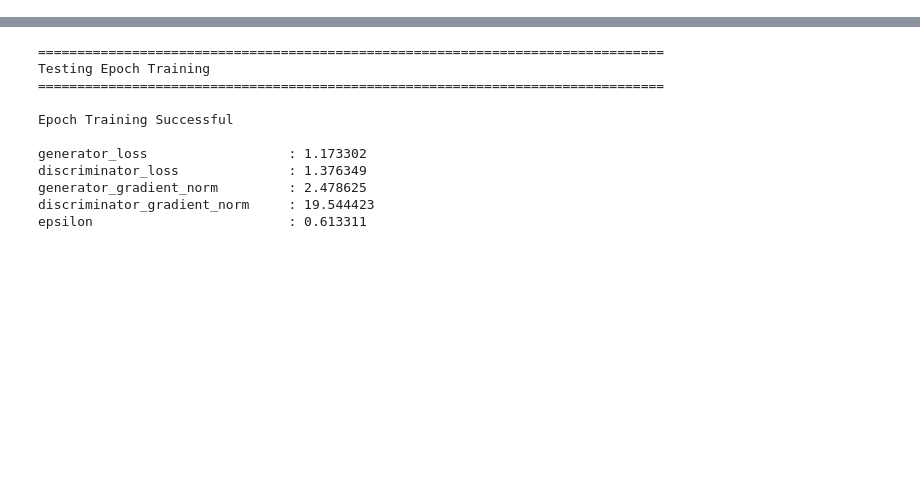
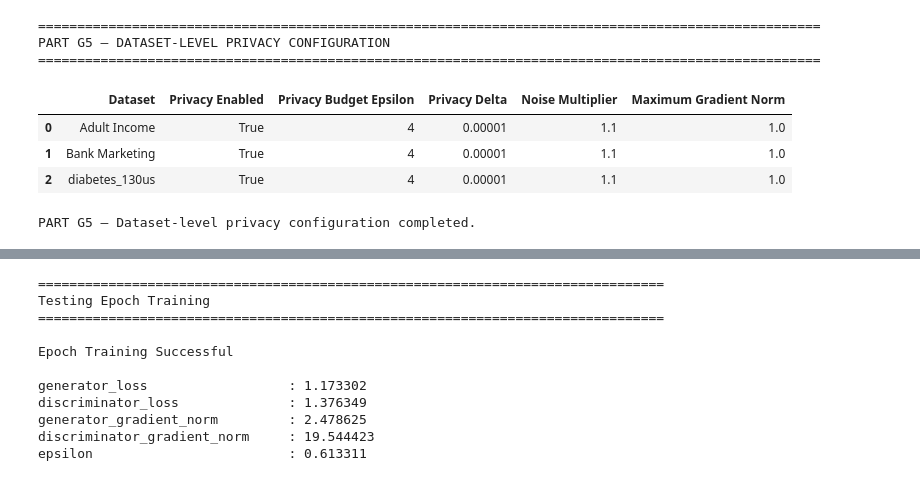
Before and after one commit to amzad-786githumb/Privacy-Preserving-Synthetic-Tabular-Data-Generation-Using-Generative-Adversarial-Networks, a Jupyter notebook: 07_Proposed_Framework.ipynb, the cells around one changed output, grey strips where cells are left out. Cells and saved outputs as stored; diff of their text form; code cells hidden in the pictures; blank space fills up the shorter version.

```diff
--- a/07_Proposed_Framework.ipynb
+++ b/07_Proposed_Framework.ipynb
@@ -3591,0 +3484,60 @@ epsilon                         : 0.17615016305315942
+# %%
+# ==============================================================================
+# PART G5 — DATASET-LEVEL PRIVACY CONFIGURATION
+# ==============================================================================
+
+print("=" * 100)
+print("PART G5 — DATASET-LEVEL PRIVACY CONFIGURATION")
+print("=" * 100)
+
+SPP_GAN_DATASET_PRIVACY_CONFIG = {}
+
+for dataset in DATASETS:
+
+    SPP_GAN_DATASET_PRIVACY_CONFIG[dataset] = {
+
+        "Dataset":
+            dataset,
+
+        "Privacy Enabled":
+            SPP_GAN_PRIVACY_ENABLED,
+
+        "Privacy Budget Epsilon":
+            SPP_GAN_PRIVACY_EPSILON,
+
+        "Privacy Delta":
+            SPP_GAN_PRIVACY_DELTA,
+
+        "Noise Multiplier":
+            SPP_GAN_NOISE_MULTIPLIER,
+
+        "Maximum Gradient Norm":
+            SPP_GAN_MAX_GRAD_NORM
+    }
+
+SPP_GAN_DATASET_PRIVACY_SUMMARY = pd.DataFrame(
+    SPP_GAN_DATASET_PRIVACY_CONFIG
+).T.reset_index(
+    drop=True
+)
+
+print()
+
+display(
+    SPP_GAN_DATASET_PRIVACY_SUMMARY
+)
+
+print()
+
+print(
+    "PART G5 — Dataset-level privacy configuration completed."
+)
+# %% [output]
+====================================================================================================
+PART G5 — DATASET-LEVEL PRIVACY CONFIGURATION
+====================================================================================================
+|  | Dataset | Privacy Enabled | Privacy Budget Epsilon | Privacy Delta | Noise Multiplier | Maximum Gradient Norm |
+| 0 | Adult Income | True | 4 | 0.00001 | 1.1 | 1.0 |
+| 1 | Bank Marketing | True | 4 | 0.00001 | 1.1 | 1.0 |
+| 2 | diabetes_130us | True | 4 | 0.00001 | 1.1 | 1.0 |
+PART G5 — Dataset-level privacy configuration completed.
```
Also changed, not shown: parts of 167 cells of this notebook.
